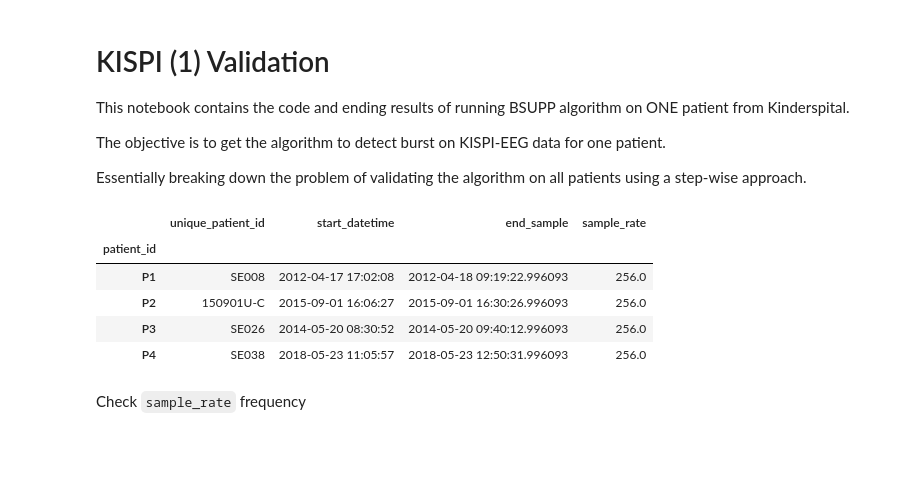
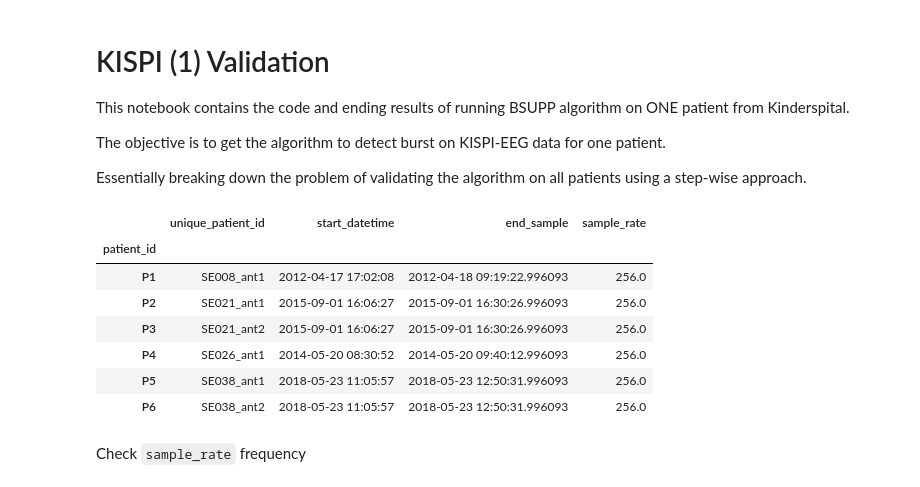
Before and after one commit to carzaga1/UnsuperDL-EEG-BSUPP, a Jupyter notebook: notebooks/01_clustering_algo_one_kispi.ipynb, the cells around one changed output. Drawn from its saved outputs; the diff is of its cells as text; code cells hidden in the pictures; blank space fills up the shorter version.

```diff
--- a/notebooks/01_clustering_algo_one_kispi.ipynb
+++ b/notebooks/01_clustering_algo_one_kispi.ipynb
@@ -19,14 +20,16 @@ The objective is to get the algorithm to detect burst on KISPI-EEG data for one
 Essentially breaking down the problem of validating the algorithm on all patients using a step-wise approach.
 # %%
 data_attributes = pd.read_csv(PROCESSED_KISPI_DATA_FOLDER / 'data_attributes_kispi.csv').set_index("patient_id")
-data_attributes.head()
+data_attributes
 # %% [output]
 |  | unique_patient_id | start_datetime | end_sample | sample_rate |
 | patient_id |  |  |  |  |
-| P1 | SE008 | 2012-04-17 17:02:08 | 2012-04-18 09:19:22.996093 | 256.0 |
-| P2 | 150901U-C | 2015-09-01 16:06:27 | 2015-09-01 16:30:26.996093 | 256.0 |
-| P3 | SE026 | 2014-05-20 08:30:52 | 2014-05-20 09:40:12.996093 | 256.0 |
-| P4 | SE038 | 2018-05-23 11:05:57 | 2018-05-23 12:50:31.996093 | 256.0 |
+| P1 | SE008_ant1 | 2012-04-17 17:02:08 | 2012-04-18 09:19:22.996093 | 256.0 |
+| P2 | SE021_ant1 | 2015-09-01 16:06:27 | 2015-09-01 16:30:26.996093 | 256.0 |
+| P3 | SE021_ant2 | 2015-09-01 16:06:27 | 2015-09-01 16:30:26.996093 | 256.0 |
+| P4 | SE026_ant1 | 2014-05-20 08:30:52 | 2014-05-20 09:40:12.996093 | 256.0 |
+| P5 | SE038_ant1 | 2018-05-23 11:05:57 | 2018-05-23 12:50:31.996093 | 256.0 |
+| P6 | SE038_ant2 | 2018-05-23 11:05:57 | 2018-05-23 12:50:31.996093 | 256.0 |
 # %% [markdown]
 Check `sample_rate` frequency
 # %%
```
Also changed, not shown: parts of 20 cells of this notebook.
